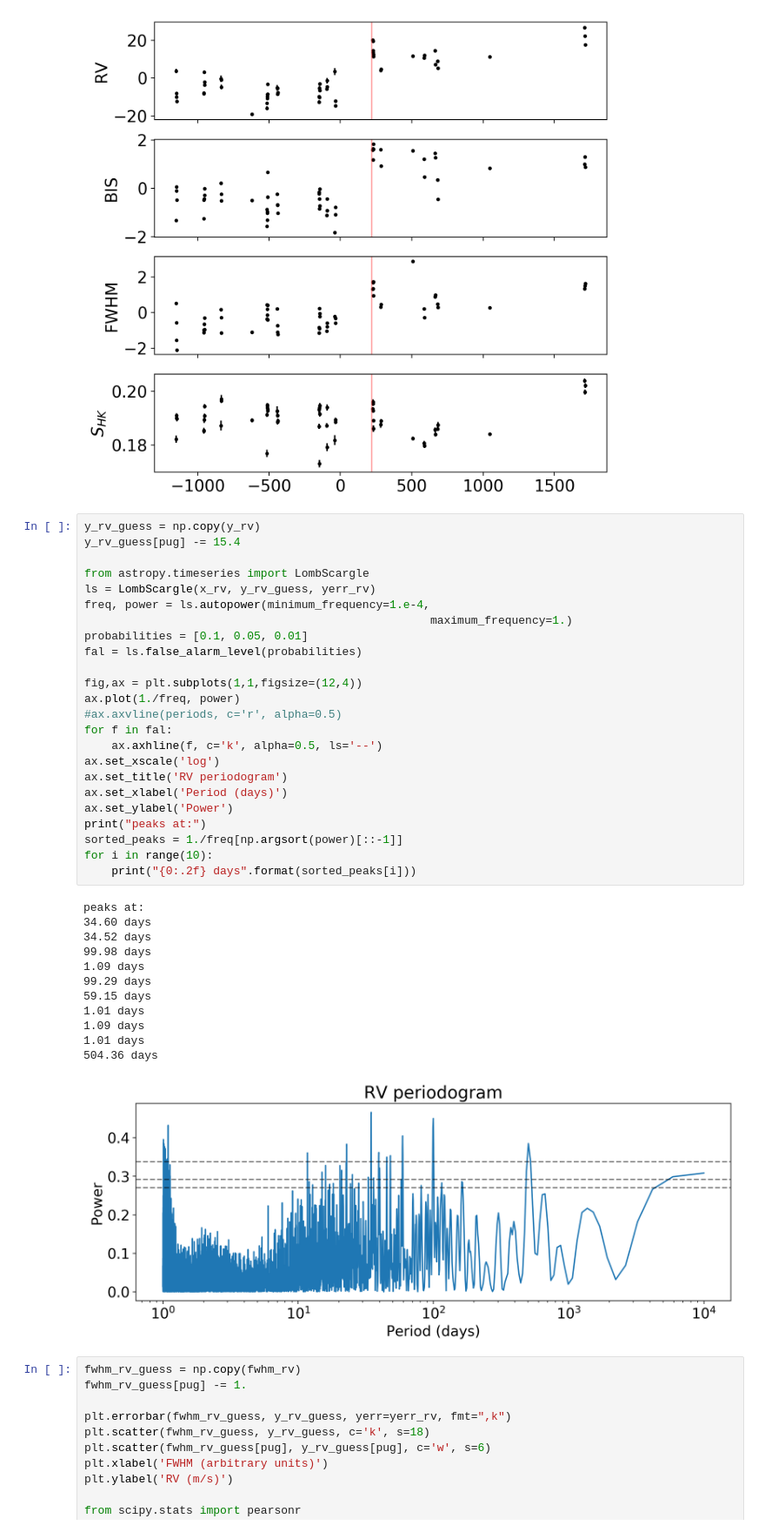
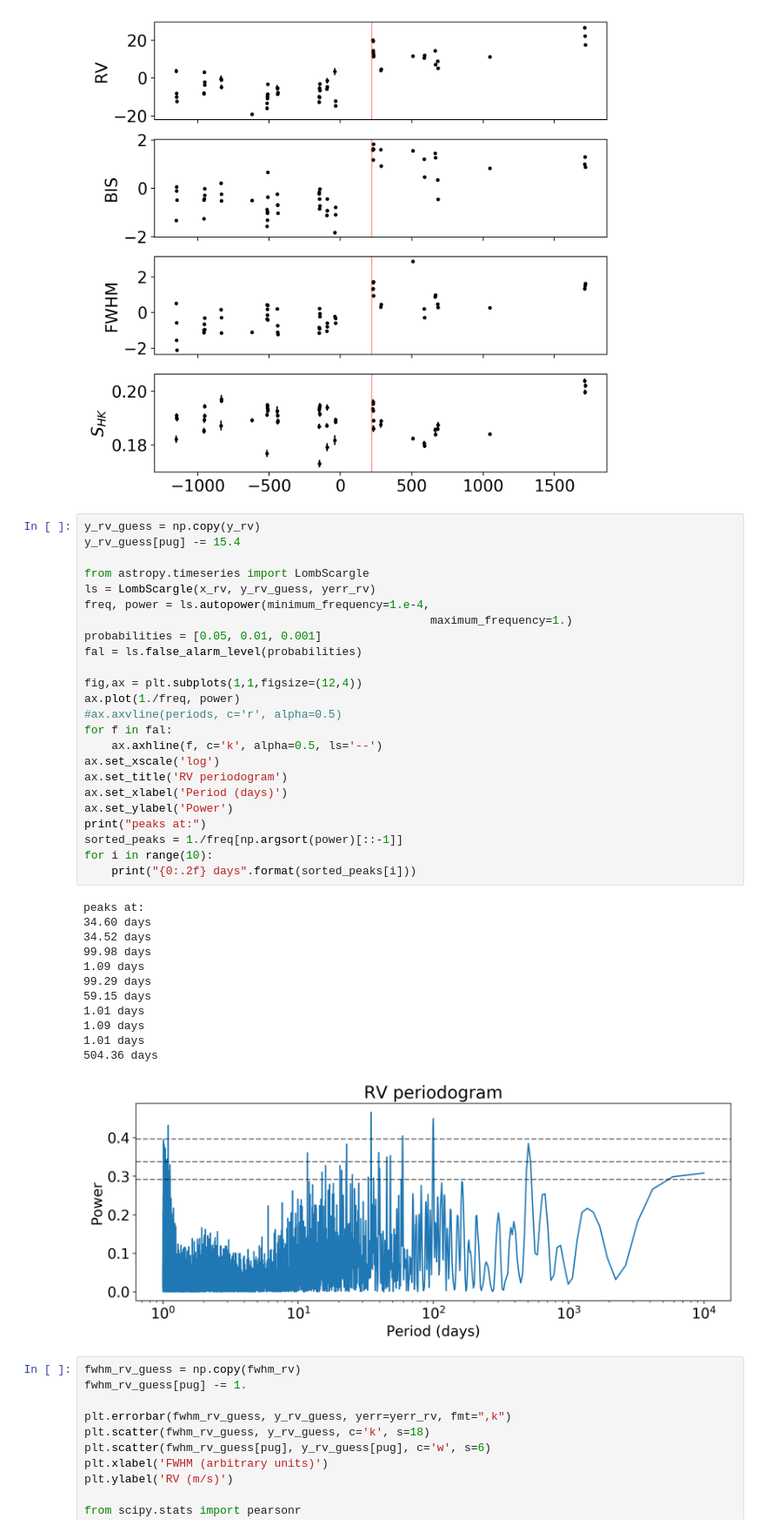
Before and after one commit to megbedell/tesstwin, a Jupyter notebook: notebooks/exoplanet/rv_fit.ipynb, the cells around one changed output. Shown at 87% size. Drawn from its saved outputs; the diff is of its cells as text.

```diff
--- a/notebooks/exoplanet/rv_fit.ipynb
+++ b/notebooks/exoplanet/rv_fit.ipynb
@@ -99,35 +99,35 @@ from astropy.timeseries import LombScargle
 ls = LombScargle(x_rv, y_rv_guess, yerr_rv)
 freq, power = ls.autopower(minimum_frequency=1.e-4,
                                                    maximum_frequency=1.)
-probabilities = [0.1, 0.05, 0.01]
+probabilities = [0.05, 0.01, 0.001]
 fal = ls.false_alarm_level(probabilities)
 
 fig,ax = plt.subplots(1,1,figsize=(12,4))
 ax.plot(1./freq, power)
 #ax.axvline(periods, c='r', alpha=0.5)
 for f in fal:
     ax.axhline(f, c='k', alpha=0.5, ls='--')
 ax.set_xscale('log')
 ax.set_title('RV periodogram')
 ax.set_xlabel('Period (days)')
 ax.set_ylabel('Power')
 print("peaks at:")
 sorted_peaks = 1./freq[np.argsort(power)[::-1]]
 for i in range(10):
     print("{0:.2f} days".format(sorted_peaks[i]))
 # %% [output]
 peaks at:
 34.60 days
 34.52 days
 99.98 days
 1.09 days
 99.29 days
 59.15 days
 1.01 days
 1.09 days
 1.01 days
 504.36 days
-[figure, old version]
+[figure, new version]
 # %%
 fwhm_rv_guess = np.copy(fwhm_rv)
 fwhm_rv_guess[pug] -= 1.
```
Also changed, not shown: parts of 10 cells of this notebook, 3 other files.
